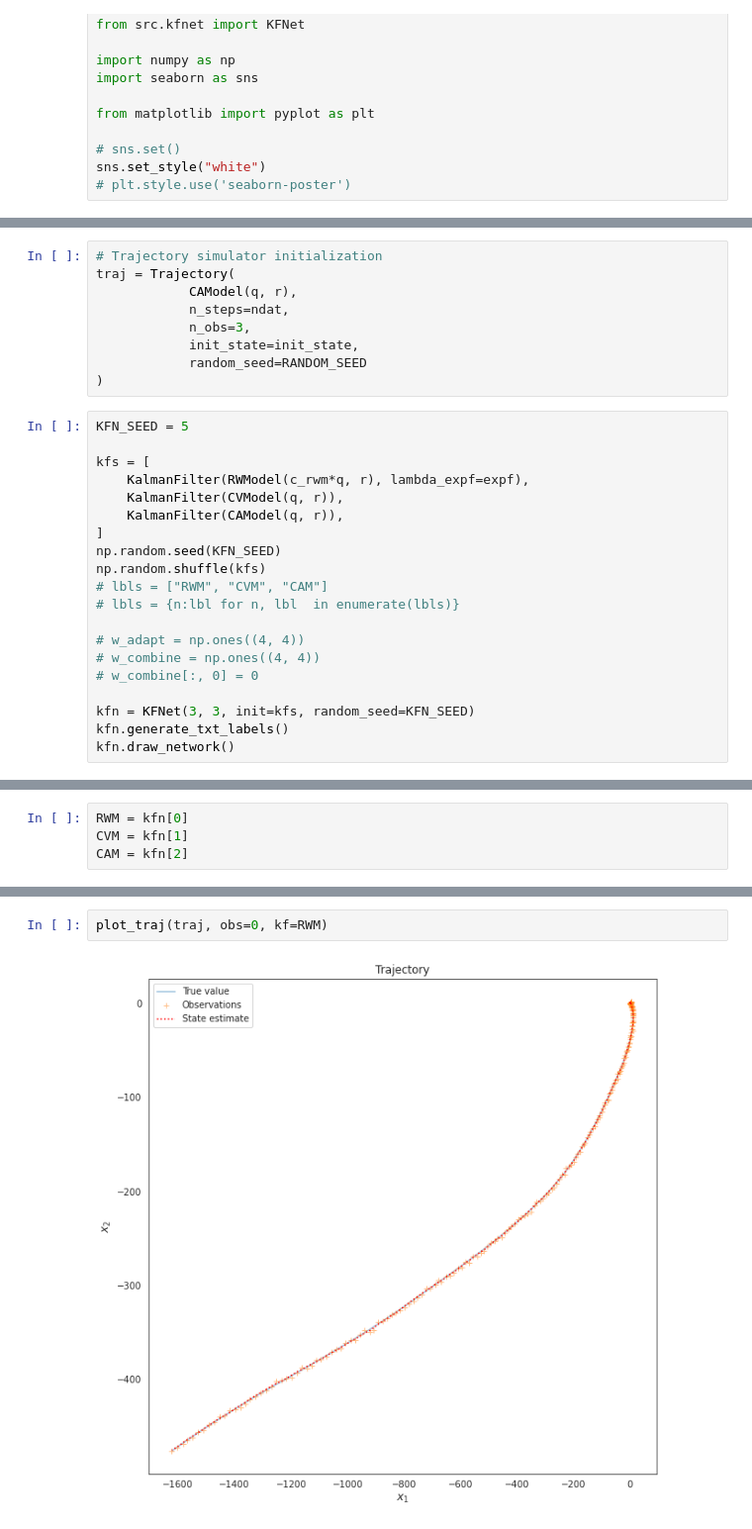
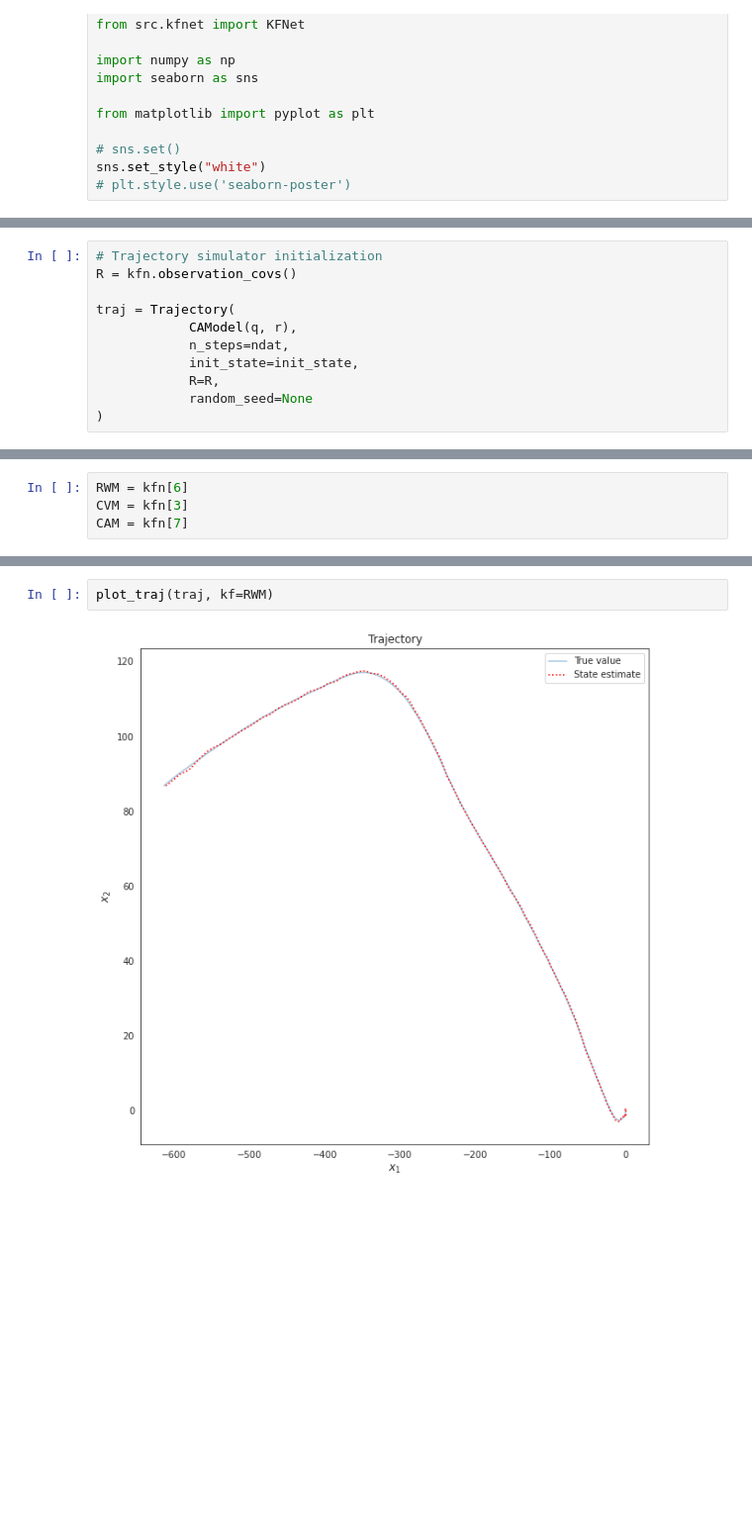
Before and after one commit to maiquang/maithanh-thesis-src, a Jupyter notebook: maithanh_kf4.ipynb, the cells around one changed output, grey strips where cells are left out. Shown at 99% size. Cells and saved outputs as stored; diff of their text form; blank space fills up the shorter version.

Commit message:
Trajectory generation from multiple observation noises

```diff
--- a/maithanh_kf4.ipynb
+++ b/maithanh_kf4.ipynb
@@ -28,29 +57,11 @@ init_state = np.zeros(6)
 # %%
 # Trajectory simulator initialization
+R = kfn.observation_covs()
+
 traj = Trajectory(
             CAModel(q, r),
             n_steps=ndat,
-            n_obs=3,
             init_state=init_state,
-            random_seed=RANDOM_SEED
+            R=R,
+            random_seed=None
 )
-# %%
-KFN_SEED = 5
-
-kfs = [
-    KalmanFilter(RWModel(c_rwm*q, r), lambda_expf=expf),
-    KalmanFilter(CVModel(q, r)),
-    KalmanFilter(CAModel(q, r)),
-]
-np.random.seed(KFN_SEED)
-np.random.shuffle(kfs)
-# lbls = ["RWM", "CVM", "CAM"]
-# lbls = {n:lbl for n, lbl  in enumerate(lbls)}
-
-# w_adapt = np.ones((4, 4))
-# w_combine = np.ones((4, 4))
-# w_combine[:, 0] = 0
-
-kfn = KFNet(3, 3, init=kfs, random_seed=KFN_SEED)
-kfn.generate_txt_labels()
-kfn.draw_network()
@@ -69,8 +79,8 @@ for yt in traj.observations:
     )
 # %%
-RWM = kfn[0]
-CVM = kfn[1]
-CAM = kfn[2]
+RWM = kfn[6]
+CVM = kfn[3]
+CAM = kfn[7]
 # %%
 kfcam = KalmanFilter(CAModel(q, r))
 
@@ -88,4 +98,4 @@ plot_estimates(RWM, traj, nvars=2, plt_std=True, labels=["$x_1$", "$x_2$"])
 # %%
-plot_traj(traj, obs=0, kf=RWM)
+plot_traj(traj, kf=RWM)
 # %% [output]
-[figure, old version]
+[figure, new version]
```
Also changed, not shown: parts of 8 cells of this notebook, 5 other files.
